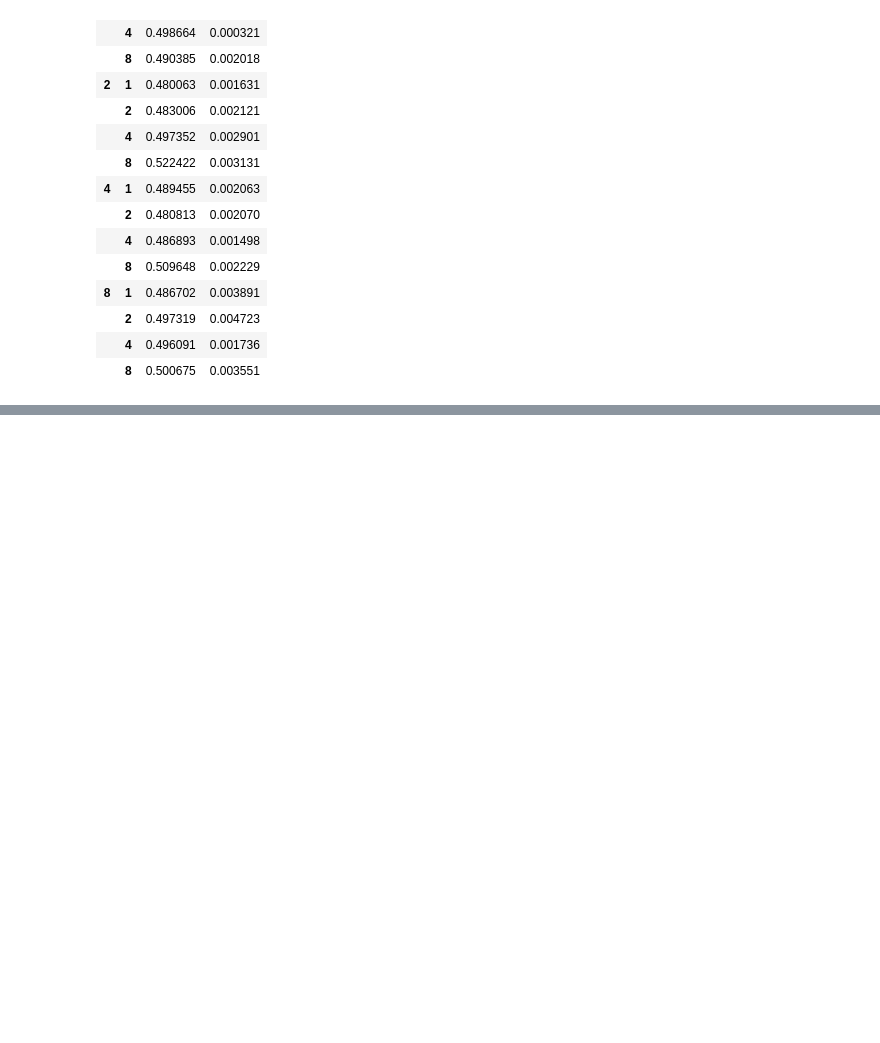
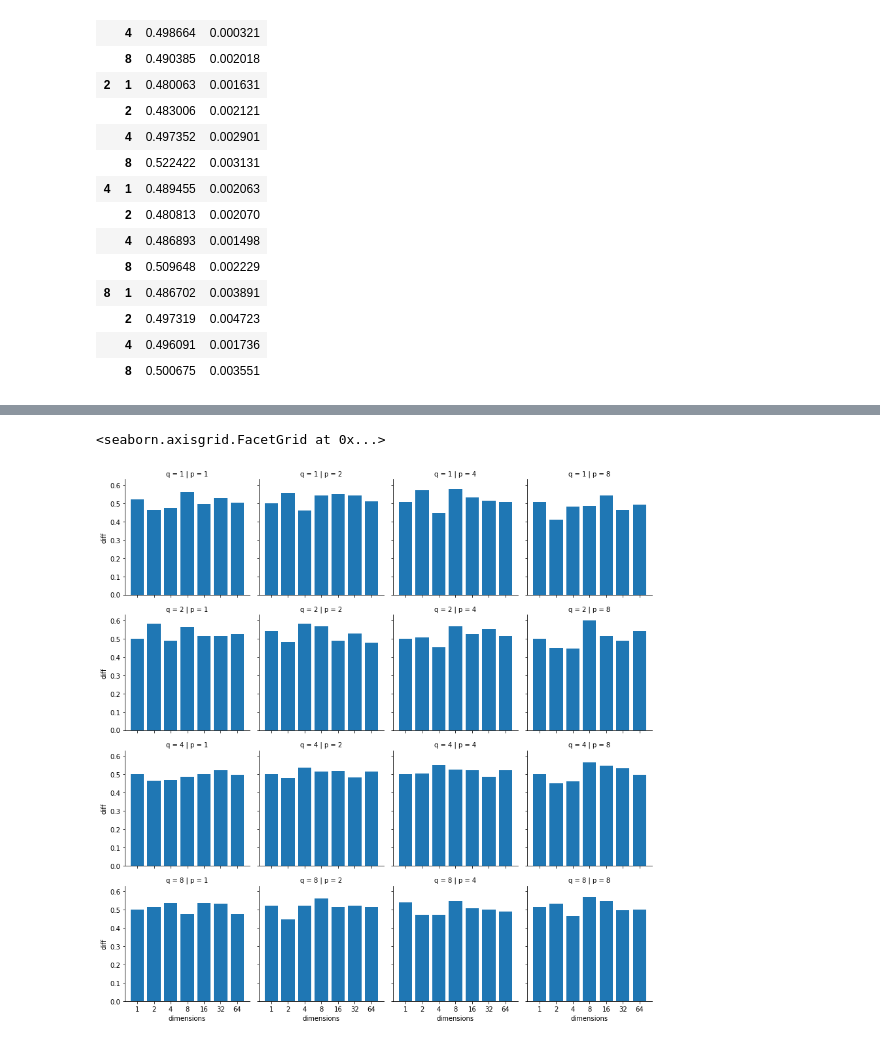
Before and after one commit to gerritjandebruin/community-embedding, a Jupyter notebook: results.ipynb, the cells around one changed output, grey strips where cells are left out. Cells and saved outputs as stored; diff of their text form; code cells hidden in the pictures; blank space fills up the shorter version.

```diff
--- a/results.ipynb
+++ b/results.ipynb
@@ -215,0 +222,27 @@ result.groupby(['p', 'q'])['diff'].agg(['mean', 'var'])
+# %%
+def order_each_vector(X: pd.DataFrame) -> pd.DataFrame:
+    values = X.values
+    values.sort(1)
+    return pd.DataFrame(values, index=X.index)
+
+def do_experiment(p, q, dimensions):
+    random_seed = 1
+    embedding1 = get_embedding(graph, dimensions, p=p, q=q, target=target, quiet=True, seed=random_seed)
+    train, test = train_test_split(embedding1, stratify=embedding1['target'])
+    clf = XGBClassifier(n_jobs=5)
+    X, y = split(train)
+    clf.fit(order_each_vector(X), y)
+    X, y = split(test)
+    clf.test(order_each_vector(X), y)
+    same = clf.roc_auc_score
+    embedding2 = get_embedding(graph, dimensions, p=p, q=q, target=target, quiet=True, seed=random_seed+1)
+    _, test = train_test_split(embedding2, stratify=embedding2['target'])
+    X, y = split(test)
+    clf.test(order_each_vector(X), y)
+    diff = clf.roc_auc_score
+    return dict(same=same, diff=diff, dimensions=dimensions, p=p, q=q)
+# %%
+it = [(p, q, dim) for p in [1, 2, 4, 8] for q in [1, 2, 4, 8] for dim in [1, 2, 4, 8, 16, 32, 64]]
+# %%
+with Pool(processes=len(it)) as pool:
+    result = pool.starmap(do_experiment, it)
@@ -215,0 +270,6 @@ result.groupby(['p', 'q'])['diff'].agg(['mean', 'var'])
+# %%
+g = sns.FacetGrid(pd.DataFrame(result).astype({'dimensions': str}), col="p", row="q")
+g.map(plt.bar, 'dimensions', 'diff')
+# %% [output]
+<seaborn.axisgrid.FacetGrid at 0x...>
+[figure, added]
```
Also changed, not shown: parts of 6 cells of this notebook, 3 other files.
